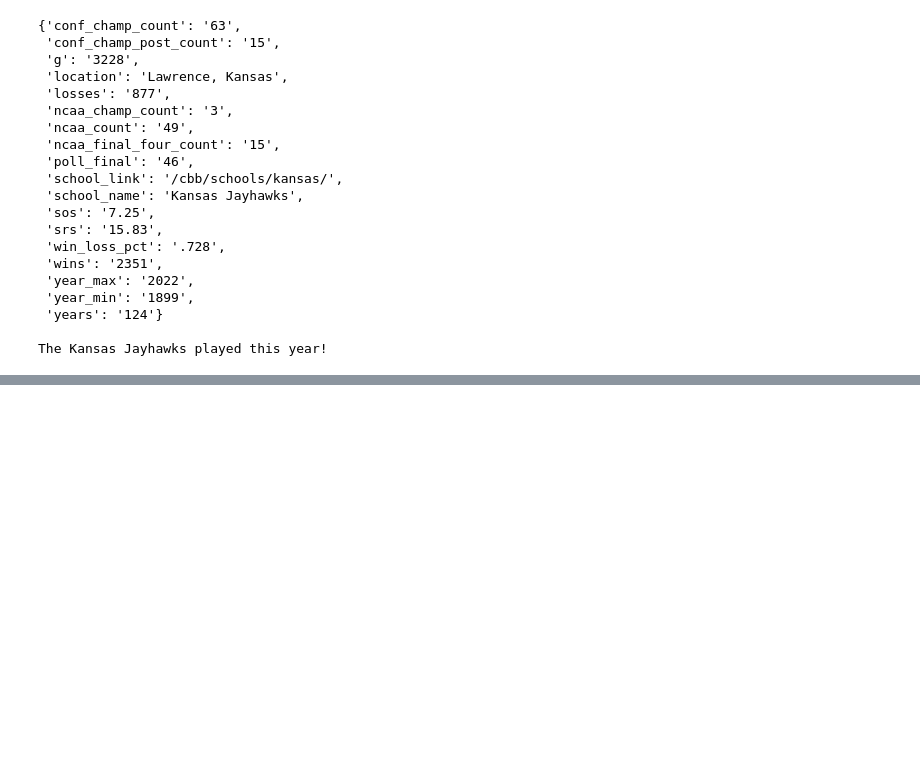
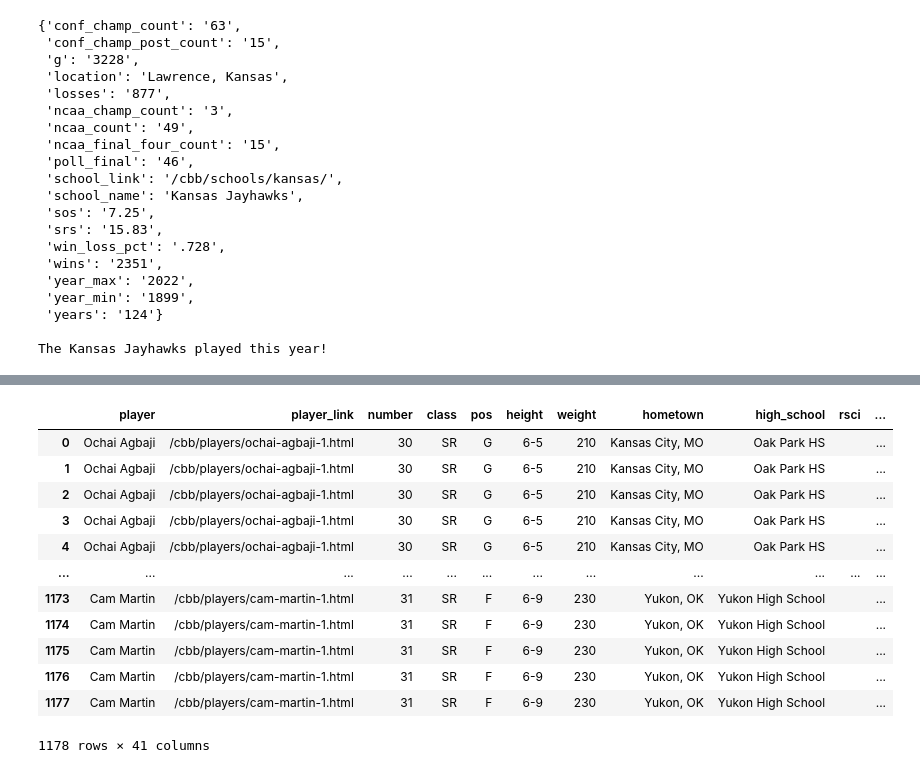
Before and after one commit to tflynn3/mbball-player-scraper, a Jupyter notebook: eda.ipynb, the cells around one changed output, grey strips where cells are left out. Saved outputs shown, nothing was run; the diff lists cells and outputs as text; code cells hidden in the pictures; blank space fills up the shorter version.

Commit message:
add all gamelog data

```diff
--- a/eda.ipynb
+++ b/eda.ipynb
@@ -113,0 +112,38 @@ ku_gamelog_df.to_csv('go_hawks.csv')
+# %%
+# Looks like the correct data, but it needs to joined with previous data frames
+# I'm gonna repeat code...
+
+# Initialize a player games array
+ku_player_game_stats = []
+
+# A gamelog is a list of all games a certain player has played
+# regardless of what season it was
+# Now let's get the gamelogs from KU's current roster
+for ku_player in ku_roster:
+    # Get player game log
+    p = get_player_gamelog(ku_player['player_link'])
+    # Player gamelog has some empty rows
+    for game in p:
+        ku_player_game = {}
+        # add player data
+        ku_player_game.update(ku_player)
+        # add game data
+        ku_player_game.update(game)
+        ku_player_game_stats.append(ku_player_game)
+
+ku_gamelog_df = pd.DataFrame(ku_player_game_stats).dropna()
+ku_gamelog_df
+# %% [output]
+|  | player | player_link | number | class | pos | height | weight | hometown | high_school | rsci | ... |
+| 0 | Ochai Agbaji | /cbb/players/ochai-agbaji-1.html | 30 | SR | G | 6-5 | 210 | Kansas City, MO | Oak Park HS |  | ... |
+| 1 | Ochai Agbaji | /cbb/players/ochai-agbaji-1.html | 30 | SR | G | 6-5 | 210 | Kansas City, MO | Oak Park HS |  | ... |
+| 2 | Ochai Agbaji | /cbb/players/ochai-agbaji-1.html | 30 | SR | G | 6-5 | 210 | Kansas City, MO | Oak Park HS |  | ... |
+| 3 | Ochai Agbaji | /cbb/players/ochai-agbaji-1.html | 30 | SR | G | 6-5 | 210 | Kansas City, MO | Oak Park HS |  | ... |
+| 4 | Ochai Agbaji | /cbb/players/ochai-agbaji-1.html | 30 | SR | G | 6-5 | 210 | Kansas City, MO | Oak Park HS |  | ... |
+| ... | ... | ... | ... | ... | ... | ... | ... | ... | ... | ... | ... |
+| 1173 | Cam Martin | /cbb/players/cam-martin-1.html | 31 | SR | F | 6-9 | 230 | Yukon, OK | Yukon High School |  | ... |
+| 1174 | Cam Martin | /cbb/players/cam-martin-1.html | 31 | SR | F | 6-9 | 230 | Yukon, OK | Yukon High School |  | ... |
+| 1175 | Cam Martin | /cbb/players/cam-martin-1.html | 31 | SR | F | 6-9 | 230 | Yukon, OK | Yukon High School |  | ... |
+| 1176 | Cam Martin | /cbb/players/cam-martin-1.html | 31 | SR | F | 6-9 | 230 | Yukon, OK | Yukon High School |  | ... |
+| 1177 | Cam Martin | /cbb/players/cam-martin-1.html | 31 | SR | F | 6-9 | 230 | Yukon, OK | Yukon High School |  | ... |
+1178 rows × 41 columns
```
Also changed, not shown: parts of 6 cells of this notebook.
